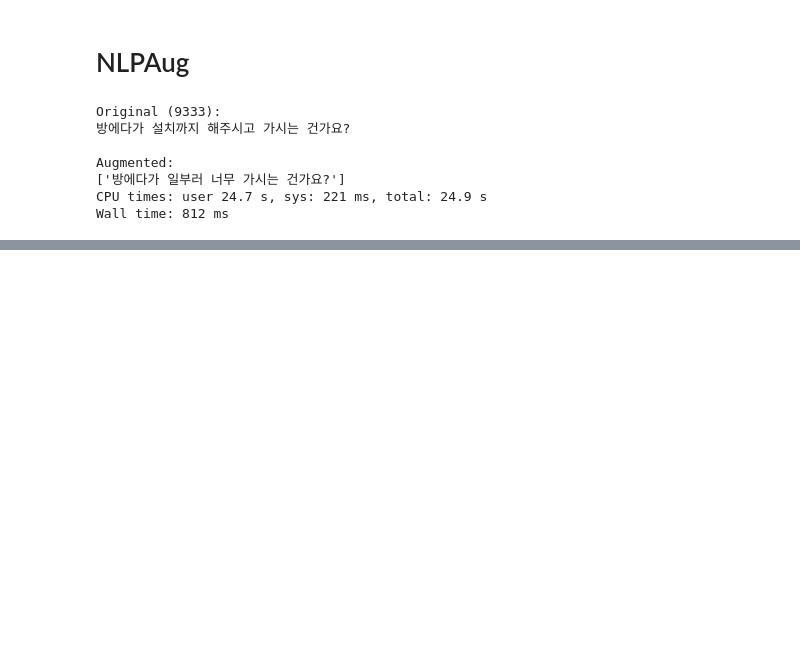
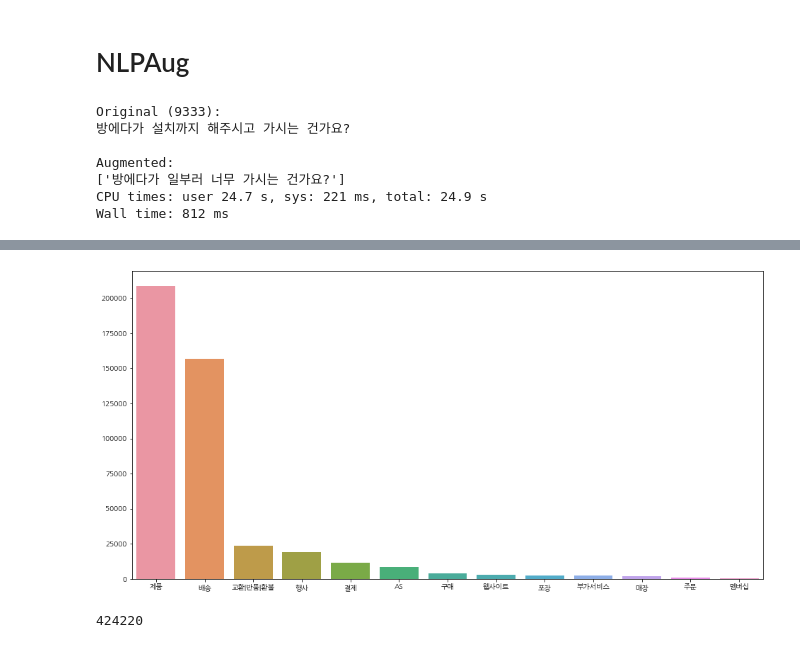
Before and after one commit to uoo723/BigStar-RnD-DA, a Jupyter notebook: notebooks/dev.ipynb, the cells around one changed output, grey strips where cells are left out. Drawn from its saved outputs; the diff is of its cells as text; code cells hidden in the pictures; blank space fills up the shorter version.

```diff
--- a/notebooks/dev.ipynb
+++ b/notebooks/dev.ipynb
@@ -807,0 +918,8 @@ len(orig_df) + len(back_df)
+# %%
+plot_label_distribution(removed_train_df)
+# %% [output]
+[figure, added]
+# %%
+len(back_df)
+# %% [output]
+424220
```
Also changed, not shown: parts of 48 cells of this notebook.
